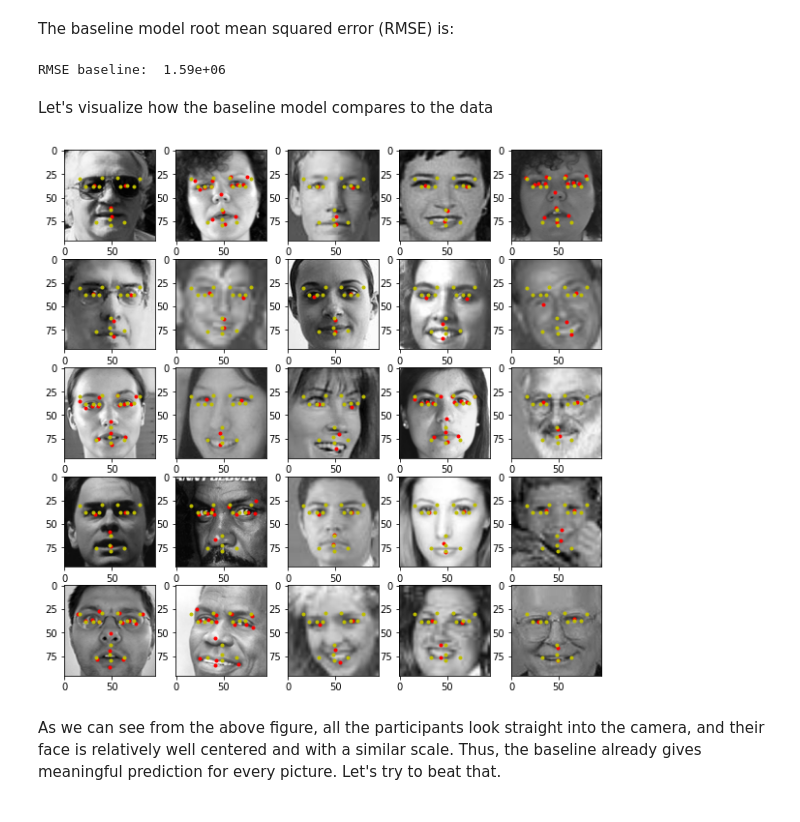
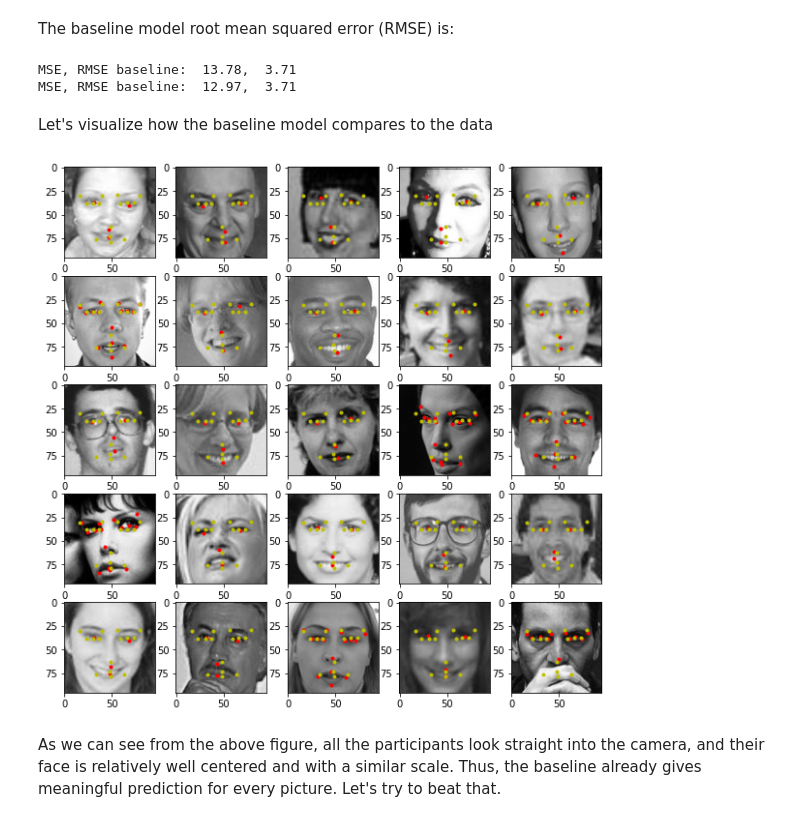
Before and after one commit to abauville/Kaggle_facial_keypoints, a Jupyter notebook: Facial_keypoints.ipynb, the cells around one changed output. Cells and saved outputs as stored; diff of their text form; code cells hidden in the pictures.

```diff
--- a/Facial_keypoints.ipynb
+++ b/Facial_keypoints.ipynb
@@ -77,0 +80,5 @@ from PIL import Image
+# %%
+use_drive = True
+if use_drive:
+    from google.colab import drive
+    drive.mount('/content/drive')
@@ -79,12 +88,23 @@ from PIL import Image
 # Data overview
 # %%
 # Import keypoints
-keypoints_df = pd.read_csv("data/training.csv",
-                            usecols=range(30))
+if use_drive:
+    base_path = "/content/drive/MyDrive/00_Data_science/Kaggle_facial_keypoints/"
+else:
+    base_path = "./"
+
+keypoints_df = pd.read_csv(base_path + "data/training.csv",
+                            usecols=range(30)) # /!\ using a subset
+
 
 # Import images
-images_df = pd.read_csv("data/training.csv",
+images_df = pd.read_csv(base_path + "data/training.csv",
                          usecols = [30])
+
 # convert images to numpy array, reshape and rescale
 images_df['Image'] = images_df['Image'].apply(lambda x: np.fromstring(x, sep=' ').reshape(96,96)/255.0)
+
+# train-test split
+kp_df_train, kp_df_test, img_df_train, img_df_test = train_test_split(keypoints_df, images_df, test_size=0.1, random_state=42)
+kp_df_train, kp_df_test, img_df_train, img_df_test = [X.reset_index(drop=True) for X in [kp_df_train, kp_df_test, img_df_train, img_df_test]]
 # %%
@@ -167,38 +187,42 @@ for ir in range(nrows):
 
 Before, we go on to apply advanced machine learning techniques, it is useful to create a simple baseline model. The baseline is used to assess how much better the final model is performing compared to a simple solution. Here, I'll use the mean position of each keypoint as my baseline model.
 # %%
-baseline_df = keypoints_df.mean()
+baseline_df_train = kp_df_train.mean()
+baseline_df_test = kp_df_test.mean()
 # %% [markdown]
 The baseline model root mean squared error (RMSE) is:
 # %%
-RMSE_baseline = ((keypoints_df-baseline_df)**2).sum().sum()
-print(f"RMSE baseline: {RMSE_baseline: .2e}")
+MSE_baseline_train = ((kp_df_train-baseline_df_train)**2).mean().mean()
+MSE_baseline_test = ((kp_df_test-baseline_df_test)**2).mean().mean()
+print(f"MSE, RMSE baseline: {MSE_baseline_train: .2f}, {np.sqrt(MSE_baseline_train): .2f}" )
+print(f"MSE, RMSE baseline: {MSE_baseline_test: .2f}, {np.sqrt(MSE_baseline_train): .2f}" )
 # %% [output]
-RMSE baseline:  1.59e+06
+MSE, RMSE baseline:  13.78,  3.71
+MSE, RMSE baseline:  12.97,  3.71
 # %% [markdown]
 Let's visualize how the baseline model compares to the data
 # %%
 nrows = 5
 ncols = 5
 fig, ax = plt.subplots(nrows,ncols, figsize=[10,10])
 
 # Random samples
-I = (np.random.rand(nrows*ncols) * keypoints_df.shape[0]).astype(int)
+I = (np.random.rand(nrows*ncols) * kp_df_test.shape[0]).astype(int)
 
 i = 0
 for ir in range(nrows):
     for ic in range(ncols):
         plt.sca(ax[ir,ic])
-        plt.imshow(images_df.loc[I[i],'Image'], cmap='gray', vmin=0, vmax=1.0)
-        plt.plot(keypoints_df.iloc[I[i],0::2],
-                 keypoints_df.iloc[I[i],1::2],
+        plt.imshow(img_df_test.loc[I[i],'Image'], cmap='gray', vmin=0, vmax=1.0)
+        plt.plot(kp_df_test.iloc[I[i],0::2],
+                 kp_df_test.iloc[I[i],1::2],
                  '.r')
-        plt.plot(baseline_df.iloc[0::2],
-                 baseline_df.iloc[1::2],
+        plt.plot(baseline_df_test.iloc[0::2],
+                 baseline_df_test.iloc[1::2],
                  '.y')
         i+=1
 # %% [output]
-[figure, old version]
+[figure, new version]
 # %% [markdown]
 As we can see from the above figure, all the participants look straight into the camera, and their face is relatively well centered and with a similar scale. Thus, the baseline already gives meaningful prediction for every picture. Let's try to beat that.
 # %% [markdown]
```
Also changed, not shown: parts of 33 cells of this notebook.
